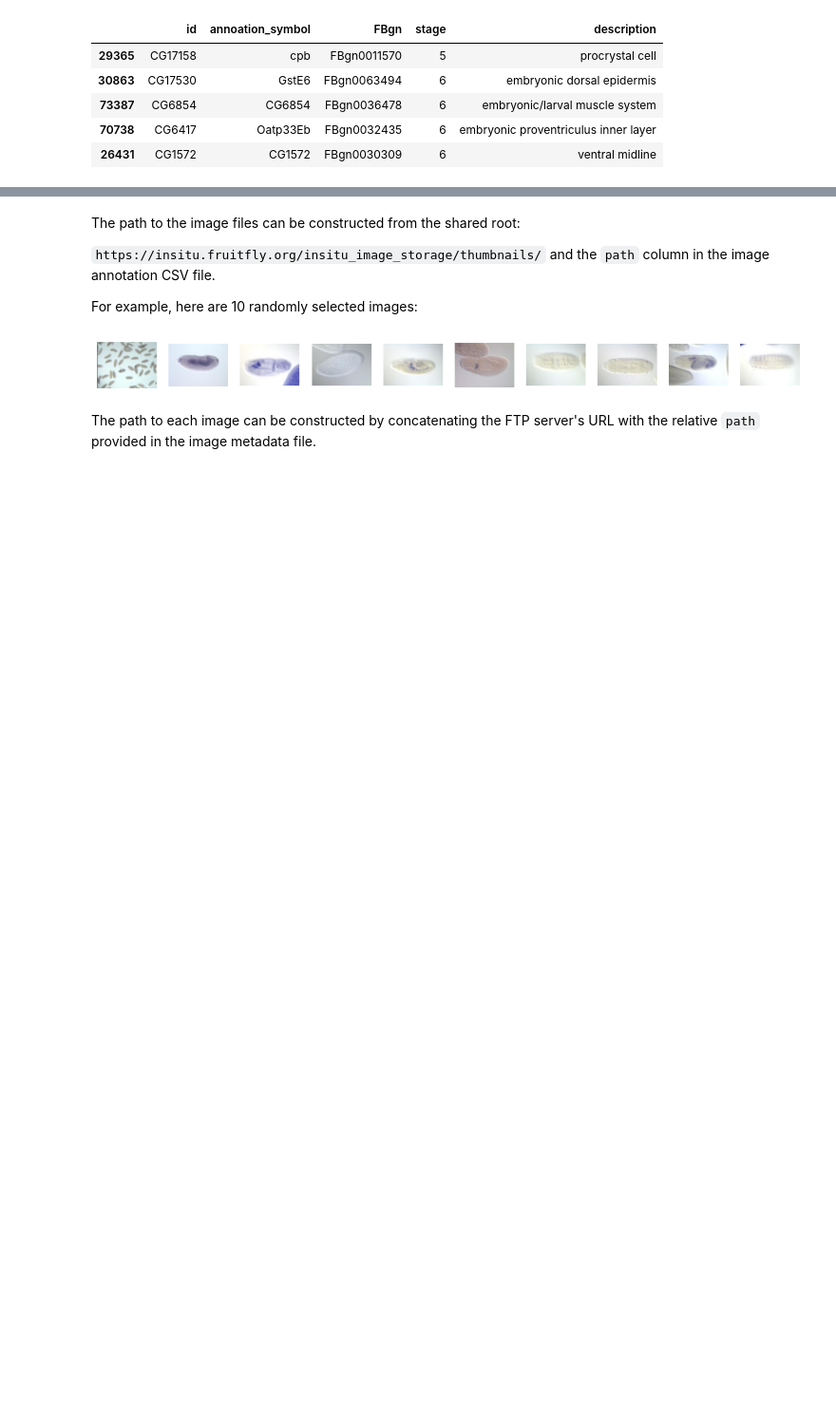
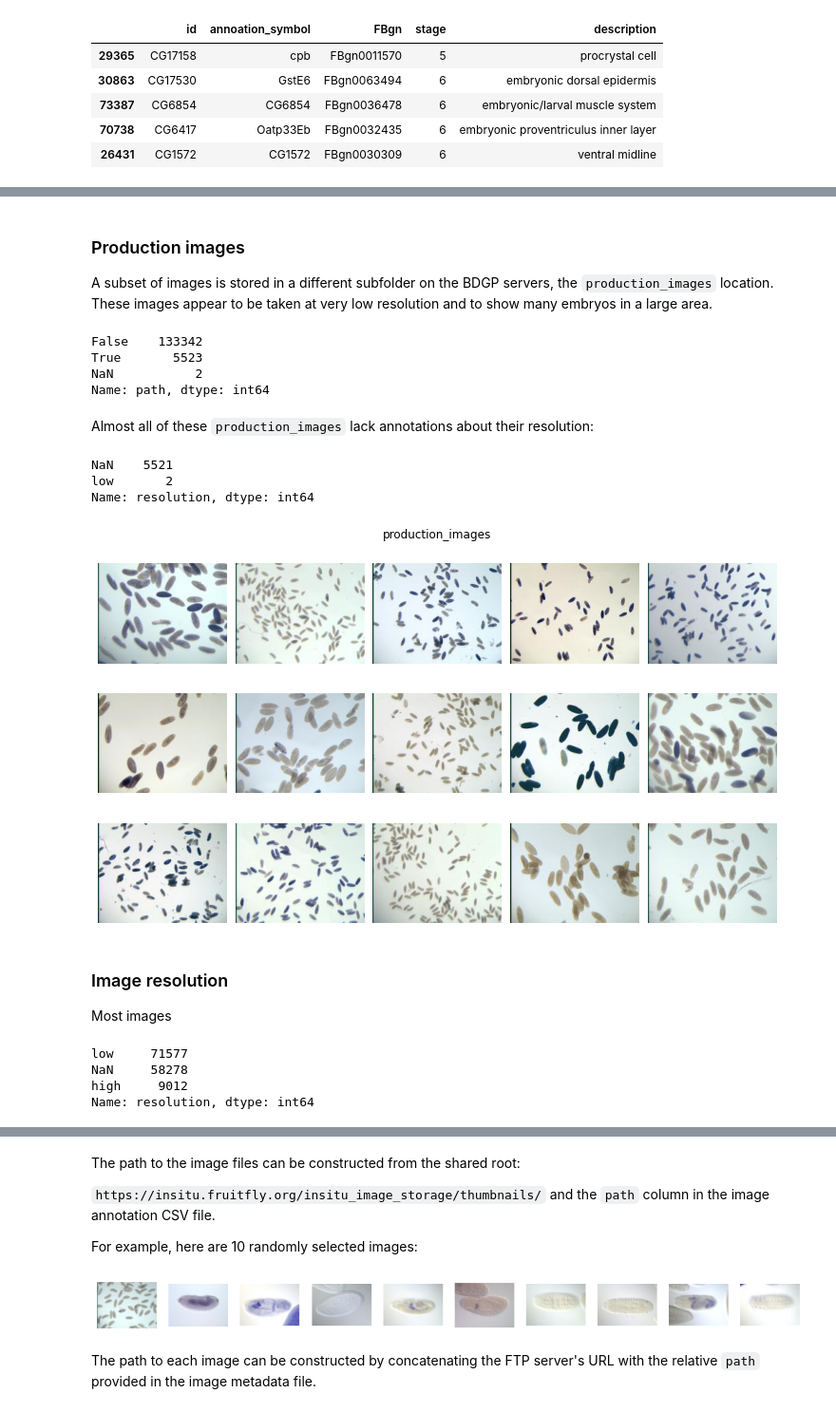
Before and after one commit to tomsing1/fastpages_setup, a Jupyter notebook: _notebooks/2020-12-11-Retrieving-BDGP-images.ipynb, the cells around one changed output, grey strips where cells are left out. Shown at 95% size. Cells and saved outputs as stored; diff of their text form; code cells hidden in the pictures; blank space fills up the shorter version.

```diff
--- a/_notebooks/2020-12-11-Retrieving-BDGP-images.ipynb
+++ b/_notebooks/2020-12-11-Retrieving-BDGP-images.ipynb
@@ -72,0 +158,44 @@ Stage 13-16|  6
+# %% [markdown]
+### Production images
+
+A subset of images is stored in a different subfolder on the BDGP servers,
+the `production_images` location. These images appear to be taken at very
+low resolution and to show many embryos in a large area.
+# %%
+images.path.str.match('production').value_counts(dropna=False)
+# %% [output]
+False    133342
+True       5523
+NaN           2
+Name: path, dtype: int64
+# %% [markdown]
+Almost all of these `production_images` lack annotations about their
+resolution:
+# %%
+images[images.path.str.match('production', na=False)]\
+  .resolution.value_counts(dropna=False)
+# %% [output]
+NaN    5521
+low       2
+Name: resolution, dtype: int64
+# %%
+selected_images = images[images.path.str.match('production', na=False)] \
+  .path.sample(15, random_state=1234) \
+  .tolist()
+thumbnails = [retrieve_image(image_root, x) for x in selected_images]
+# %%
+display_multiple_img(thumbnails, rows=3, cols=5, figsize=(10,6),
+                       title="production_images")
+# %% [output]
+[figure, added]
+# %% [markdown]
+### Image resolution
+
+Most images
+# %%
+images.resolution.value_counts(dropna=False)
+# %% [output]
+low     71577
+NaN     58278
+high     9012
+Name: resolution, dtype: int64
```
Also changed, not shown: parts of 27 cells of this notebook.
